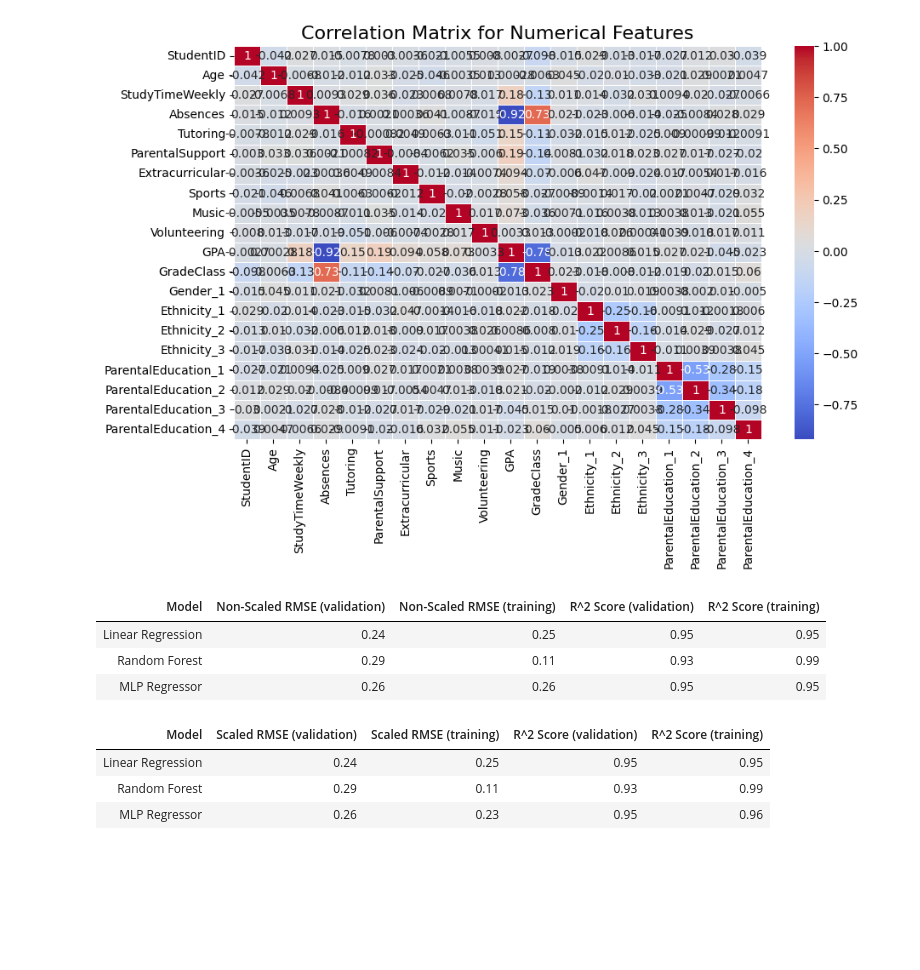
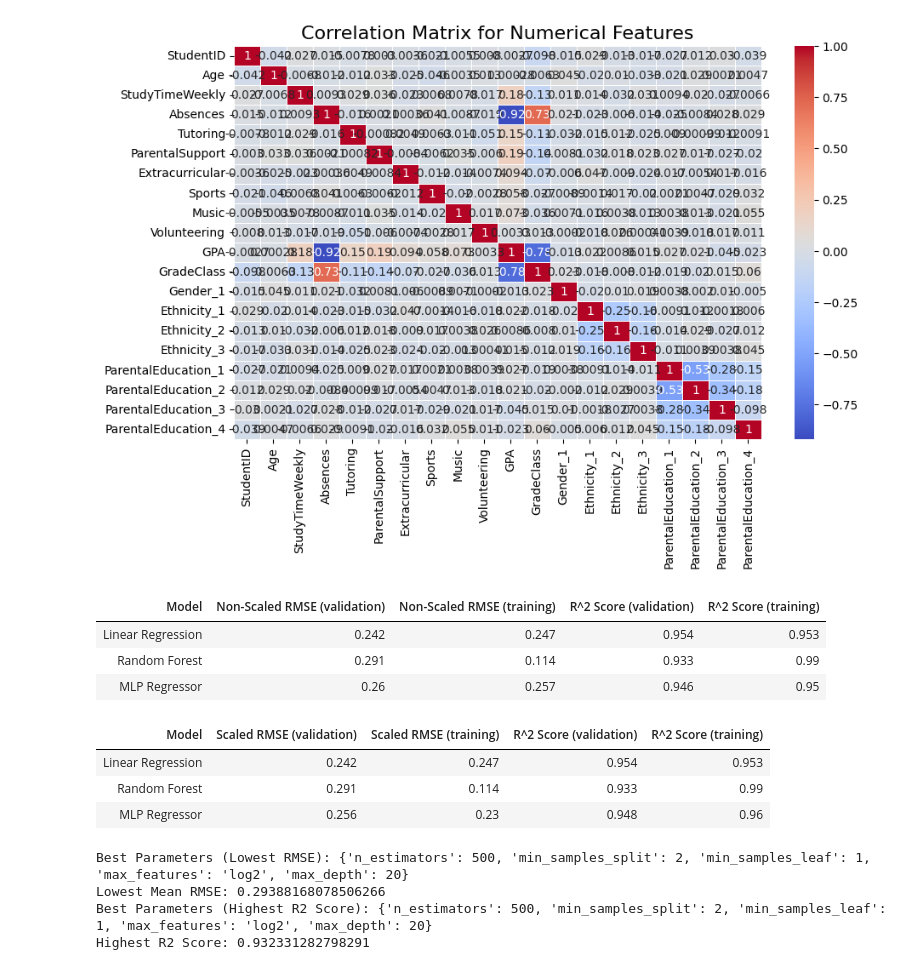
Before and after one commit to nilsson-v/Student_Performance_Predictor, a Jupyter notebook: project.ipynb, the cells around one changed output. Cells and saved outputs as stored; diff of their text form; code cells hidden in the pictures; blank space fills up the shorter version.

```diff
--- a/project.ipynb
+++ b/project.ipynb
@@ -219,30 +228,73 @@ r2_train_mlp_scaled = r2_score(y_train, y_train_pred_mlp_scaled)
 # %%
 # Non-Scaled Errors
 
 table = PrettyTable()
 table.field_names = ["Model", "Non-Scaled RMSE (validation)", "Non-Scaled RMSE (training)", "R^2 Score (validation)", "R^2 Score (training)"]
-table.add_row(["Linear Regression", round(rmse_val_lr, 2), round(rmse_train_lr, 2), round(r2_val_lr, 2), round(r2_train_lr, 2)])
-table.add_row(["Random Forest", round(rmse_val_rf, 2), round(rmse_train_rf, 2), round(r2_val_rf, 2), round(r2_train_rf, 2)])
-table.add_row(["MLP Regressor", round(rmse_val_mlp, 2), round(rmse_train_mlp, 2), round(r2_val_mlp, 2), round(r2_train_mlp, 2)])
+table.add_row(["Linear Regression", round(rmse_val_lr, 3), round(rmse_train_lr, 3), round(r2_val_lr, 3), round(r2_train_lr, 3)])
+table.add_row(["Random Forest", round(rmse_val_rf, 3), round(rmse_train_rf, 3), round(r2_val_rf, 3), round(r2_train_rf, 3)])
+table.add_row(["MLP Regressor", round(rmse_val_mlp, 3), round(rmse_train_mlp, 3), round(r2_val_mlp, 3), round(r2_train_mlp, 3)])
 
 table
 # %% [output]
 | Model | Non-Scaled RMSE (validation) | Non-Scaled RMSE (training) | R^2 Score (validation) | R^2 Score (training) |
-| Linear Regression | 0.24 | 0.25 | 0.95 | 0.95 |
-| Random Forest | 0.29 | 0.11 | 0.93 | 0.99 |
-| MLP Regressor | 0.26 | 0.26 | 0.95 | 0.95 |
+| Linear Regression | 0.242 | 0.247 | 0.954 | 0.953 |
+| Random Forest | 0.291 | 0.114 | 0.933 | 0.99 |
+| MLP Regressor | 0.26 | 0.257 | 0.946 | 0.95 |
 # %%
 # Scaled Errors
 
 table =  PrettyTable()
 table.field_names = ["Model", "Scaled RMSE (validation)", "Scaled RMSE (training)", "R^2 Score (validation)", "R^2 Score (training)"]
-table.add_row(["Linear Regression", round(rmse_val_lr_scaled, 2), round(rmse_train_lr_scaled, 2), round(r2_val_lr_scaled, 2), round(r2_train_lr_scaled, 2)])
-table.add_row(["Random Forest", round(rmse_val_rf_scaled, 2), round(rmse_train_rf_scaled, 2), round(r2_val_rf_scaled, 2), round(r2_train_rf_scaled, 2)])
-table.add_row(["MLP Regressor", round(rmse_val_mlp_scaled, 2), round(rmse_train_mlp_scaled, 2), round(r2_val_mlp_scaled, 2), round(r2_train_mlp_scaled, 2)])
+table.add_row(["Linear Regression", round(rmse_val_lr_scaled, 3), round(rmse_train_lr_scaled, 3), round(r2_val_lr_scaled, 3), round(r2_train_lr_scaled, 3)])
+table.add_row(["Random Forest", round(rmse_val_rf_scaled, 3), round(rmse_train_rf_scaled, 3), round(r2_val_rf_scaled, 3), round(r2_train_rf_scaled, 3)])
+table.add_row(["MLP Regressor", round(rmse_val_mlp_scaled, 3), round(rmse_train_mlp_scaled, 3), round(r2_val_mlp_scaled, 3), round(r2_train_mlp_scaled, 3)])
 
 table
 # %% [output]
 | Model | Scaled RMSE (validation) | Scaled RMSE (training) | R^2 Score (validation) | R^2 Score (training) |
-| Linear Regression | 0.24 | 0.25 | 0.95 | 0.95 |
-| Random Forest | 0.29 | 0.11 | 0.93 | 0.99 |
-| MLP Regressor | 0.26 | 0.23 | 0.95 | 0.96 |
+| Linear Regression | 0.242 | 0.247 | 0.954 | 0.953 |
+| Random Forest | 0.291 | 0.114 | 0.933 | 0.99 |
+| MLP Regressor | 0.256 | 0.23 | 0.948 | 0.96 |
+# %%
+# RF Hypertuning
+
+rmse_scorer = make_scorer(root_mean_squared_error)
+
+# Initialize parameters to try hypertuning
+params = {
+    'n_estimators': [100, 150, 200, 250, 300, 350, 400, 450, 500],
+    'max_depth': [10, 15, 20, 25, 30, None],
+    'min_samples_split': [2, 5, 10],
+    'min_samples_leaf': [1, 2, 4],
+    'max_features': ['sqrt', 'log2', None]
+}
+
+# Cross-Validation with RandomizedSearchCV
+
+random_search = RandomizedSearchCV(estimator=rf_model, param_distributions=params, n_iter=200, cv=10, verbose=0, random_state=42, n_jobs=-1, scoring={'rmse': rmse_scorer, 'r2': 'r2'}, refit='rmse')
+
+random_search.fit(X_train, y_train)
+
+cv_results = random_search.cv_results_
+
+mean_rmse_scores = cv_results['mean_test_rmse']
+mean_r2_scores = cv_results['mean_test_r2']
+params_combination = cv_results['params']
+
+# Find the best parameters based on lowest RMSE
+best_rmse_index = mean_rmse_scores.argmin()
+best_r2_score_index= mean_r2_scores.argmax()
+best_params = params_combination[best_rmse_index]
+best_rmse = mean_rmse_scores[best_rmse_index]
+best_params_2 = params_combination[best_r2_score_index]
+best_r2_score = mean_r2_scores[best_r2_score_index]
+
+print(f"Best Parameters (Lowest RMSE): {best_params}")
+print(f"Lowest Mean RMSE: {best_rmse}")
+print(f"Best Parameters (Highest R2 Score): {best_params_2}")
+print(f"Highest R2 Score: {best_r2_score}")
+# %% [output]
+Best Parameters (Lowest RMSE): {'n_estimators': 500, 'min_samples_split': 2, 'min_samples_leaf': 1, 'max_features': 'log2', 'max_depth': 20}
+Lowest Mean RMSE: 0.29388168078506266
+Best Parameters (Highest R2 Score): {'n_estimators': 500, 'min_samples_split': 2, 'min_samples_leaf': 1, 'max_features': 'log2', 'max_depth': 20}
+Highest R2 Score: 0.932331282798291
```
Also changed, not shown: parts of 8 cells of this notebook.
